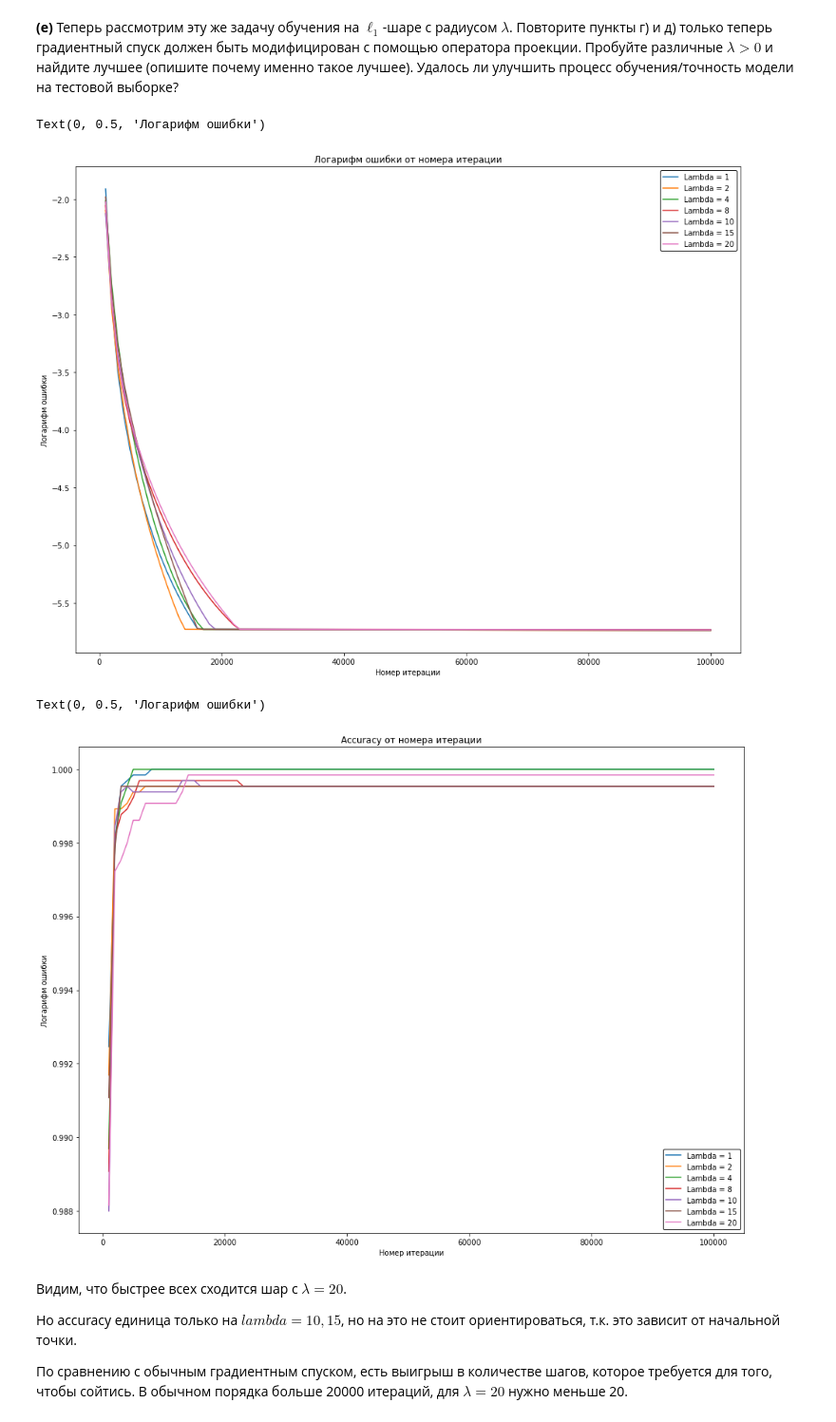
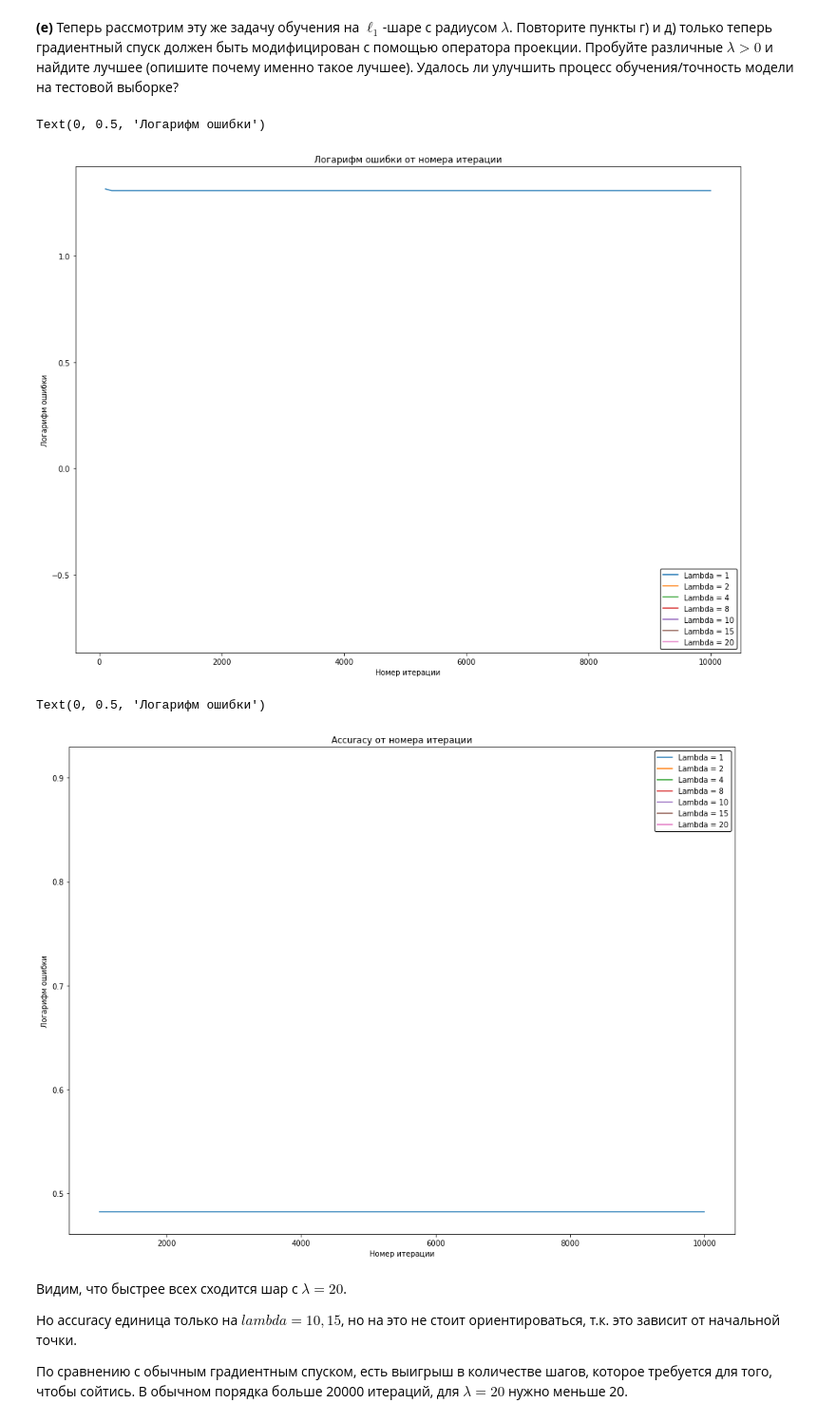
Before and after one commit to kreininmv/Applied-optimization, a Jupyter notebook: Homework/Kreinin_Matvei_Optimization_HW_2.ipynb, the cells around one changed output. Shown: that part at 95% size. Drawn from its saved outputs; the diff is of its cells as text; code cells hidden in the pictures.

```diff
--- a/Homework/Kreinin_Matvei_Optimization_HW_2.ipynb
+++ b/Homework/Kreinin_Matvei_Optimization_HW_2.ipynb
@@ -228,8 +228,8 @@ class MyLinearRegression:
 
         lr_func = lambda X, y, w, n: 1/wb[-1]
 
-        error_criterion = lambda X, y, w, n: np.linalg.norm(self.__grad_function(X, y, w, n), 2)
-        eps = 5*10e-5
+        error_criterion = lambda X, y, w: np.linalg.norm(self.__grad_function(X, y, w, n), 2)
+        eps = 5*10e-2
         iter = 10e4
         errors = []
         accuracies = []
@@ -239,7 +239,7 @@ class MyLinearRegression:
             self._w = self.__gradient_descent(self.__function, self.__grad_function, self._w,
                                             lr_func,  1000, error_criterion, X_train, y)
 
-            error = error_criterion(X_train, y, self._w, 1000)
+            error = error_criterion(X_train, y, self._w)
             #print("№ ", it * 1000, "; error = ", error)
             errors.append(error)
 
@@ -277,18 +277,18 @@ class MyLinearRegression:
 
         lr_func = lambda X, y, w, n: 1/wb[-1]
 
-        error_criterion = lambda X, y, w, n: np.linalg.norm(self.__grad_function(X, y, w, n), 2)
-        eps = 5*10e-5
-        iter = 10e4
+        error_criterion = lambda X, y, w: np.linalg.norm(self.__grad_function(X, y, w, n), 2)
+        eps = 5*10e-2
+        iter = 10e3
         errors = []
         accuracies = []
         self._w = w0
 
-        for it in range(int(iter // 1000)):
+        for it in range(int(iter // 100)):
             self._w = self.__gradient_descent_proj(self.__function, self.__grad_function, self._w,
-                                            lr_func,  1000, error_criterion, X_train, y)
+                                            lr_func,  100, error_criterion, X_train, y)
 
-            error = error_criterion(X_train, y, self._w, 1000)
+            error = error_criterion(X_train, y, self._w)
             #print("№ ", it * 1000, "; error = ", error)
             errors.append(error)
 
@@ -388,7 +388,7 @@ class MyLinearRegression:
             prev_w = w
             w = w - lr(X, y, w, n) * grad_f(X, y, w, n)
 
-            error = error_criterion(X, y, w, n)
+            error = error_criterion(X, y, w)
 
             if (error < eps):
                 return w
@@ -418,13 +418,13 @@ class MyLinearRegression:
         """
 
         w = x0
-        eps = 5*10e-5
+        eps = 5*10e-2
         n, k = X.shape
         for k in range(iter):
             prev_w = w
-            w = w - lr(X, y, w, n) * self.proj(grad_f(X, y, w, n))
+            w = self.proj(w - lr(X, y, w, n) * grad_f(X, y, w, n))
 
-            error = error_criterion(X, y, w, n)
+            error = error_criterion(X, y, w)
 
             if (error < eps):
                 return w
@@ -516,8 +516,8 @@ ax.set_title("Логарифм ошибки от номера итерации")
 iter = 10e4
 for i in range(len(lambdas)):
     er = errors[i]
-    iter = int(10e4)
-    x = np.linspace(1000, iter, len(er))
+    iter = int(10e3)
+    x = np.linspace(100, iter, len(er))
     y = er
     ax.plot(x, np.log(y), label="Lambda = %d" %(lambdas[i]))
 
@@ -528,27 +528,27 @@ ax.set_xlabel("Номер итерации")
 ax.set_ylabel("Логарифм ошибки")
 # %% [output]
 Text(0, 0.5, 'Логарифм ошибки')
-[figure, old version]
+[figure, new version]
 # %%
 fig, ax = plt.subplots(figsize=(16,12))
 
 ax.set_title("Accuracy от номера итерации")
 
 for i in range(len(lambdas)):
     ac = accuracy[i]
-    iter = int(10e4)
+    iter = int(10e3)
     x = np.linspace(1000, iter, len(ac))
     y = ac
     ax.plot(x, y, label="Lambda = %d" %(lambdas[i]))
 
 legend_box = ax.legend(framealpha=1).get_frame()
 legend_box.set_facecolor("white")
 legend_box.set_edgecolor("black")
 ax.set_xlabel("Номер итерации")
 ax.set_ylabel("Логарифм ошибки")
 # %% [output]
 Text(0, 0.5, 'Логарифм ошибки')
-[figure, old version]
+[figure, new version]
 # %% [markdown]
 Видим, что быстрее всех сходится шар с $\lambda = 20$.
 
```
Also changed, not shown: parts of 3 cells of this notebook, 4 other files.
